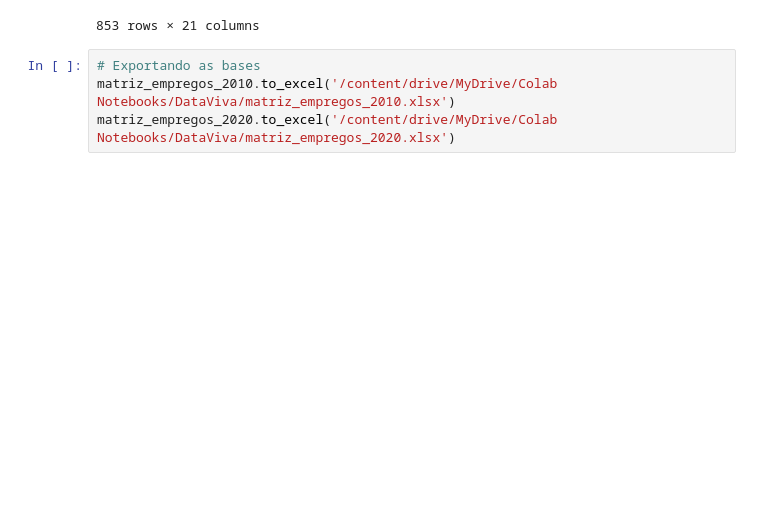
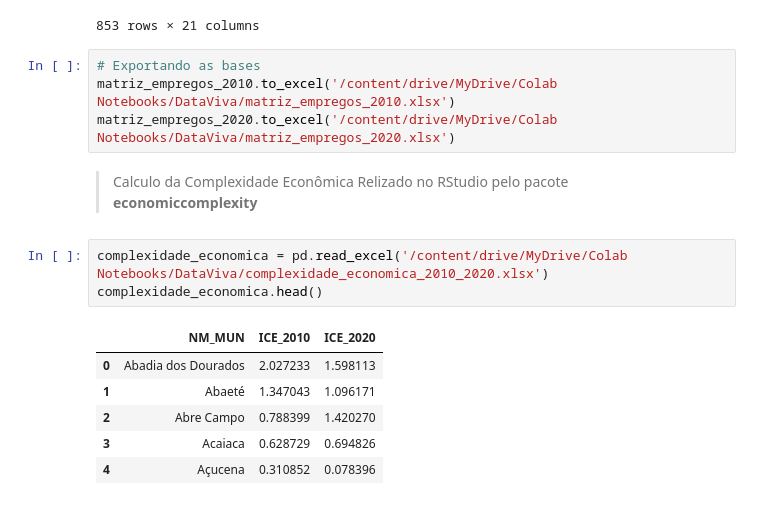
Before and after one commit to Leonardo-Dias-Up/Colab, a Jupyter notebook: DataViva_Atividade.ipynb, the cells around one changed output. Saved outputs shown, nothing was run; the diff lists cells and outputs as text; blank space fills up the shorter version.

```diff
--- a/DataViva_Atividade.ipynb
+++ b/DataViva_Atividade.ipynb
@@ -731,3 +657,15 @@ matriz_empregos_2020
 # Exportando as bases
 matriz_empregos_2010.to_excel('/content/drive/MyDrive/Colab Notebooks/DataViva/matriz_empregos_2010.xlsx')
 matriz_empregos_2020.to_excel('/content/drive/MyDrive/Colab Notebooks/DataViva/matriz_empregos_2020.xlsx')
+# %% [markdown]
+> Calculo da Complexidade Econômica Relizado no RStudio pelo pacote **economiccomplexity**
+# %%
+complexidade_economica = pd.read_excel('/content/drive/MyDrive/Colab Notebooks/DataViva/complexidade_economica_2010_2020.xlsx')
+complexidade_economica.head()
+# %% [output]
+|  | NM_MUN | ICE_2010 | ICE_2020 |
+| 0 | Abadia dos Dourados | 2.027233 | 1.598113 |
+| 1 | Abaeté | 1.347043 | 1.096171 |
+| 2 | Abre Campo | 0.788399 | 1.420270 |
+| 3 | Acaiaca | 0.628729 | 0.694826 |
+| 4 | Açucena | 0.310852 | 0.078396 |
```
Also changed, not shown: parts of 5 cells of this notebook.
